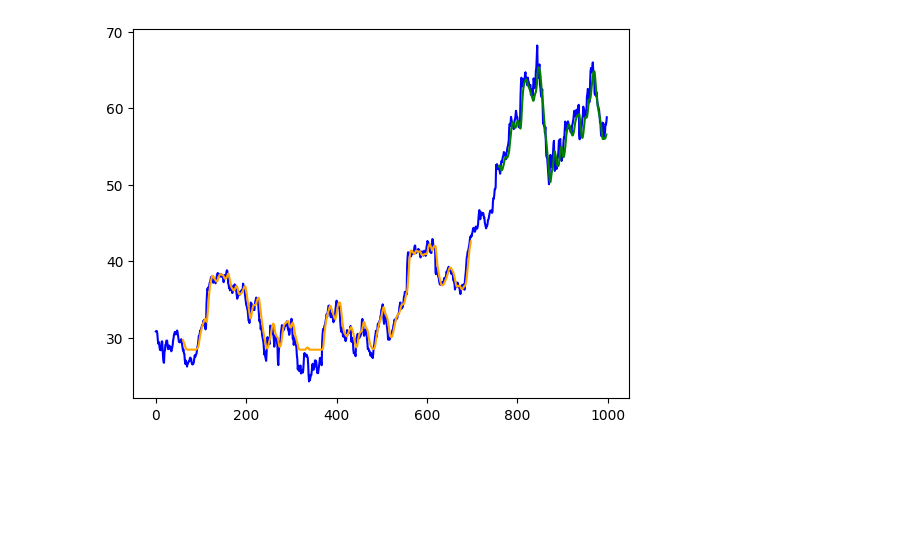
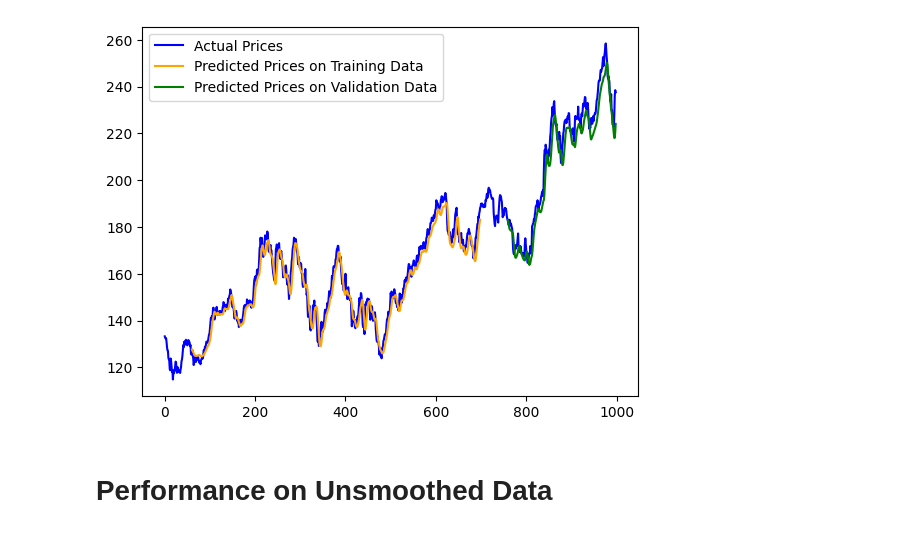
Before and after one commit to Justin-Pascua/PIC16B-Group-E, a Jupyter notebook: Regression_Model.ipynb, the cells around one changed output. Cells and saved outputs as stored; diff of their text form; code cells hidden in the pictures; blank space fills up the shorter version.

Commit message:
[Updates to Regression Model]

```diff
--- a/Regression_Model.ipynb
+++ b/Regression_Model.ipynb
@@ -17,7 +17,7 @@ import matplotlib.pyplot as plt
 
 from sklearn.metrics import mean_squared_error, mean_absolute_error
 # %%
-df = pd.read_csv('CMG_smooth_0.8.csv', index_col=0)
-df
+df = pd.read_csv('AAPL_smooth_0.8.csv', index_col=0)
+df.head()
 # %% [output]
 |  | Timestamp | Date | Close | Volume | Open | High | Low | Vwap | MACD Value | Signal | ... |
@@ -74,9 +82,10 @@ X_val, y_val = create_sequences(val, window_size)
 # %%
 model = keras.Sequential([
-    layers.LSTM(50, return_sequences = True, input_shape = (X_train.shape[1], 1)),
+    layers.LSTM(32, return_sequences = True, input_shape = (X_train.shape[1], 1)),
     layers.Dropout(0.2),
-    layers.LSTM(50),
-    layers.Dense(8, activation = 'relu'),
+    layers.LSTM(32),
+    layers.Dropout(0.2),
+    layers.Dense(32, activation = 'relu'),
     layers.Dropout(0.2),
     layers.Dense(1)
 ])
@@ -104,5 +115,5 @@ Model: "sequential_2"
  Non-trainable params: 0 (0.00 B)
 # %%
-model.compile(optimizer='adam', loss='mean_squared_error')
-history = model.fit(X_train, y_train, epochs=20, batch_size=32, validation_data=(X_val, y_val))
+model.compile(optimizer = 'adam', loss = 'mean_squared_error')
+history = model.fit(X_train, y_train, epochs = 50, validation_data=(X_val, y_val))
 # %% [output]
@@ -136,10 +149,8 @@ plt.show()
 # %%
-trainPredict = model.predict(X_train)
-testPredict = model.predict(X_val)
+train_predict = model.predict(X_train)
+test_predict = model.predict(X_val)
 
 # invert predictions
-trainPredict = scaler.inverse_transform(trainPredict)
-trainY = scaler.inverse_transform([y_train])
-testPredict = scaler.inverse_transform(testPredict)
-testY = scaler.inverse_transform([y_val])
+train_predict = scaler.inverse_transform(train_predict)
+test_predict = scaler.inverse_transform(test_predict)
 # %% [output]
@@ -148,17 +159,20 @@ testY = scaler.inverse_transform([y_val])
 # %%
-trainPredictPlot = np.empty_like(closing_prices)
-trainPredictPlot[:, :] = np.nan
-trainPredictPlot[window_size :len(trainPredict) + window_size, :] = trainPredict
+train_predict_plot = np.empty_like(closing_prices)
+train_predict_plot[:, :] = np.nan
+train_predict_plot[window_size :len(train_predict) + window_size, :] = train_predict
 
 # shift test predictions for plotting
-testPredictPlot = np.empty_like(closing_prices)
-testPredictPlot[:, :] = np.nan
-testPredictPlot[len(trainPredict) + (window_size * 2) + 1 : len(closing_prices)-1, :] = testPredict
+test_predict_plot = np.empty_like(closing_prices)
+test_predict_plot[:, :] = np.nan
+test_predict_plot[len(train_predict) + (window_size * 2): len(closing_prices), :] = test_predict
 
 # plot baseline and predictions
-plt.plot(scaler.inverse_transform(scaled_data), color = 'blue')
-plt.plot(trainPredictPlot, color = 'orange')
-plt.plot(testPredictPlot, color = 'green')
+plt.plot(scaler.inverse_transform(scaled_data), color = 'blue', label = 'Actual Prices')
+plt.plot(train_predict_plot, color = 'orange', label = 'Predicted Prices on Training Data')
+plt.plot(test_predict_plot, color = 'green', label = 'Predicted Prices on Validation Data')
+plt.legend()
 plt.show()
 # %% [output]
-[figure, old version]
+[figure, new version]
+# %% [markdown]
+# Performance on Unsmoothed Data
```
Also changed, not shown: parts of 24 cells of this notebook.
